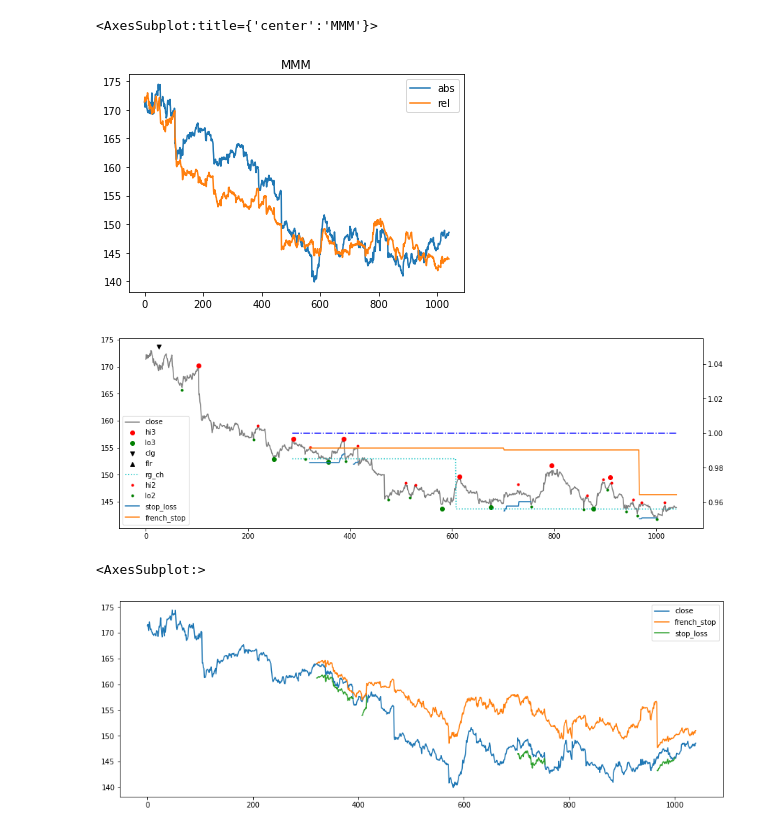
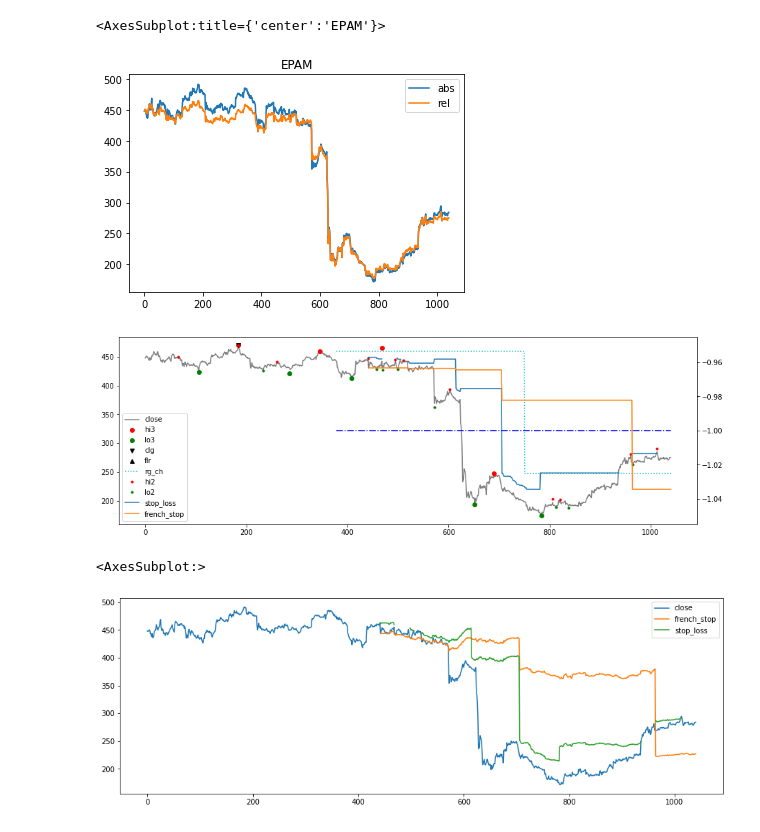
Before and after one commit to bjahnke/blue_bird_pms, a Jupyter notebook: src/backtester.ipynb, the cells around one changed output. Saved outputs shown, nothing was run; the diff lists cells and outputs as text; code cells hidden in the pictures.

```diff
--- a/src/backtester.ipynb
+++ b/src/backtester.ipynb
@@ -19,7 +19,7 @@ _strategy_overview = pd.read_csv(_data_loader.file_path('stat_overview_15m.csv')
 
 _price_data_by_symbol = sbtu.PriceGlob(_price_data).swap_level()
 # %%
-symbol = 'MMM'
+symbol = 'EPAM'
 _strat_data = _strategy_lookup[symbol]
 _stats = _strategy_lookup[symbol].stat_historical
 
@@ -36,19 +36,20 @@ plot_copy.plot(use_index=False)
 # %%
 # base = 90
 # for i in range(10):
 #     quick_plot(base+i)
 import src.utils.regime as sur
 _symbol_data = _price_data_by_symbol.data[symbol]
+_relative = sur.simple_relative(_symbol_data, _bench.close).close
 _abs_rel_close = pd.DataFrame(
     data={
         'abs': _symbol_data.close,
-        'rel': sur.simple_relative(_symbol_data, _bench.close).close
+        'rel': _relative
     }
 )
 _abs_rel_close.plot(title=symbol, use_index=False)
 # %% [output]
-<AxesSubplot:title={'center':'MMM'}>
+<AxesSubplot:title={'center':'EPAM'}>
-[figure, old version]
+[figure, new version]
 # %%
 import src.scanner as scanner
 epd = _strategy_lookup[symbol].enhanced_price_data.copy()
@@ -56,8 +57,9 @@ epd['french_stop'] = _strategy_lookup[symbol].french_stop.stop_price
 epd['stop_loss'] = _strategy_lookup[symbol].stop_loss_series
 # epd['base_close'] = _symbol_data.close
 scanner.enhanced_price_data_plot(epd)
+# _symbol_data.close.plot(use_index=False)
 # %% [output]
-[figure, old version]
+[figure, new version]
 # %%
 _sd = _symbol_data.copy()
 _sd['french_stop'] = _strategy_lookup[symbol].french_stop.stop_price * (_bench.close/_bench.close.iloc[0])
@@ -65,7 +67,7 @@ _sd['stop_loss'] = _strategy_lookup[symbol].stop_loss_series * (_bench.close/_be
 _sd[['close', 'french_stop', 'stop_loss']].plot(use_index=False, figsize=(15, 5))
 # %% [output]
 <AxesSubplot:>
-[figure, old version]
+[figure, new version]
 # %%
 # scanner.rolling_plot(
 #     _symbol_data,
```
Also changed, not shown: parts of 7 cells of this notebook, 4 other files.
